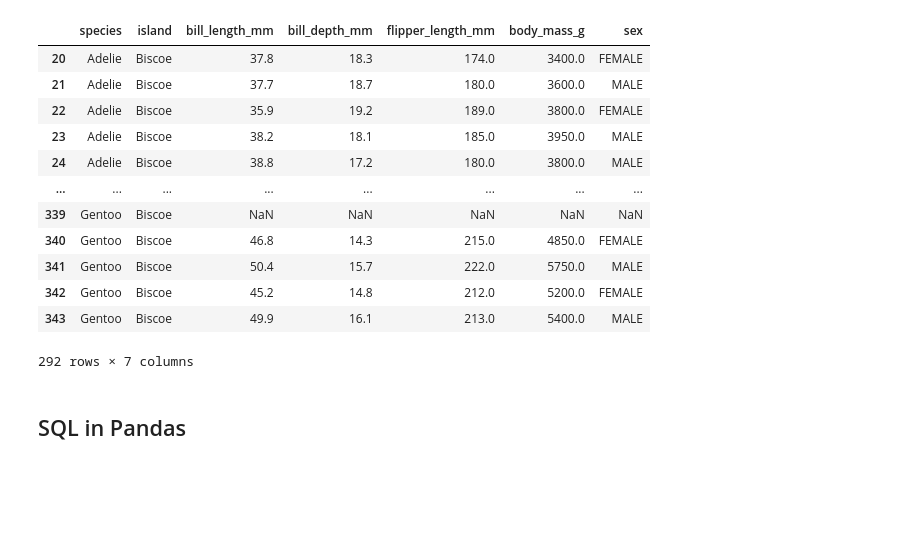
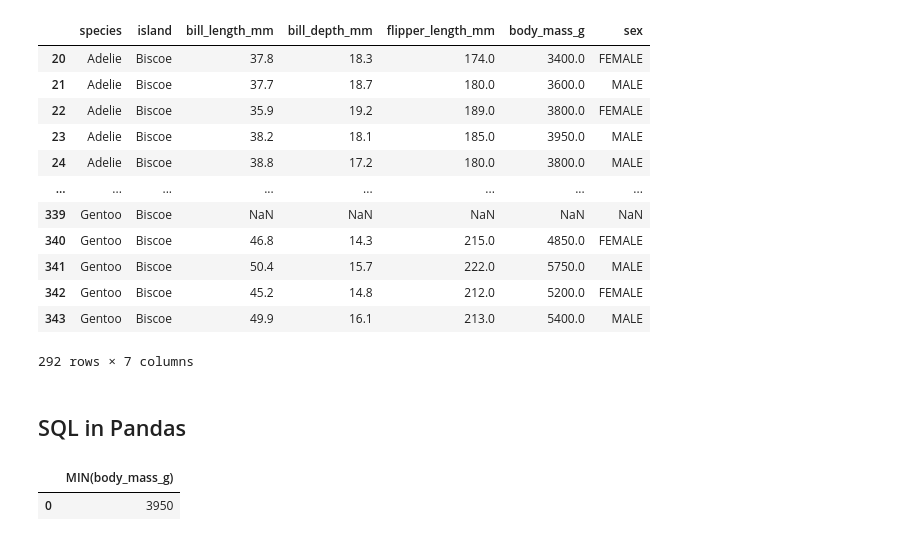
Before and after one commit to Fullchee/notes, a Jupyter notebook: docs/backend/python/pandas/pandas.ipynb, the cells around one changed output. Drawn from its saved outputs; the diff is of its cells as text; code cells hidden in the pictures; blank space fills up the shorter version.

```diff
--- a/docs/backend/python/pandas/pandas.ipynb
+++ b/docs/backend/python/pandas/pandas.ipynb
@@ -366,3 +366,10 @@ islands
 # %%
 import sqlite3
 conn = sqlite3.connect("penguins.db")
+peaks = pd.read_sql("select MIN(body_mass_g) from penguins where species = 'Gentoo'",conn)
+
+peaks
+# print('hi')
+# %% [output]
+|  | MIN(body_mass_g) |
+| 0 | 3950 |
```
Also changed, not shown: 2 other files.
